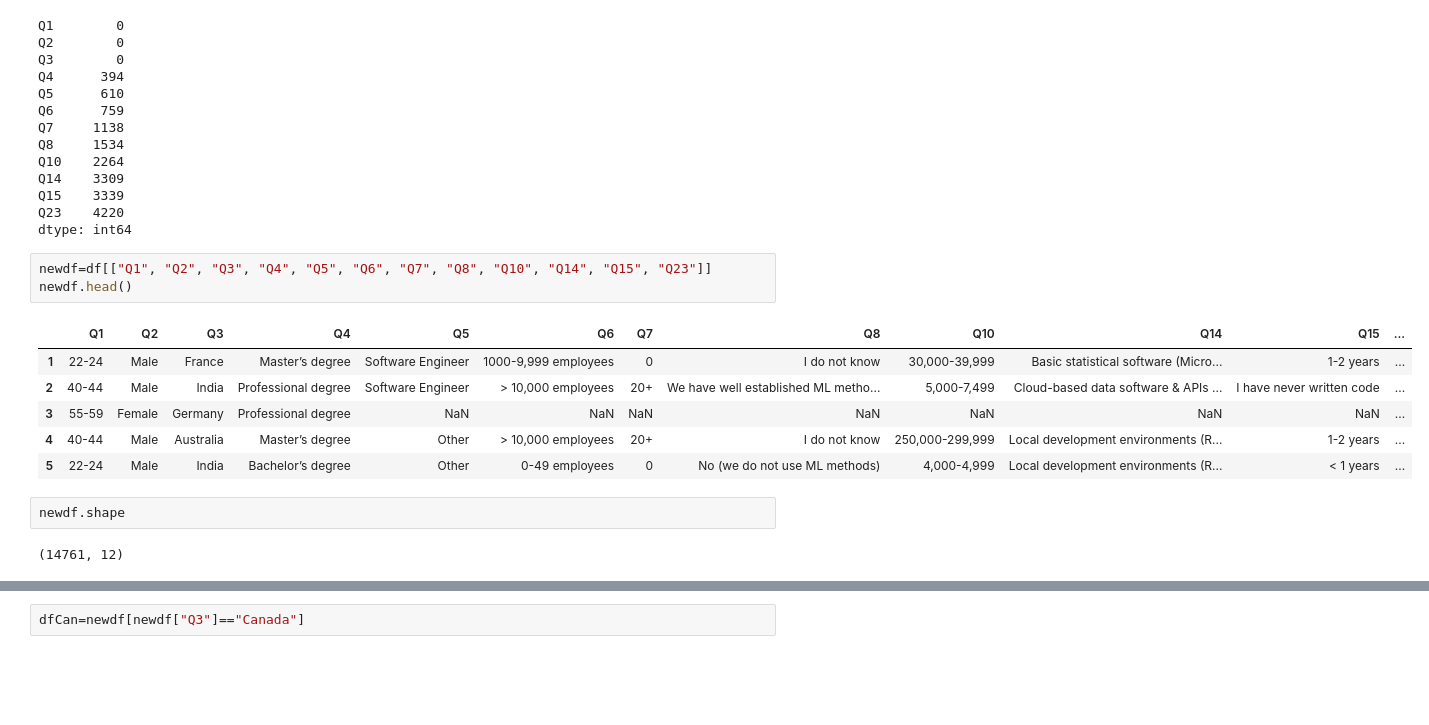
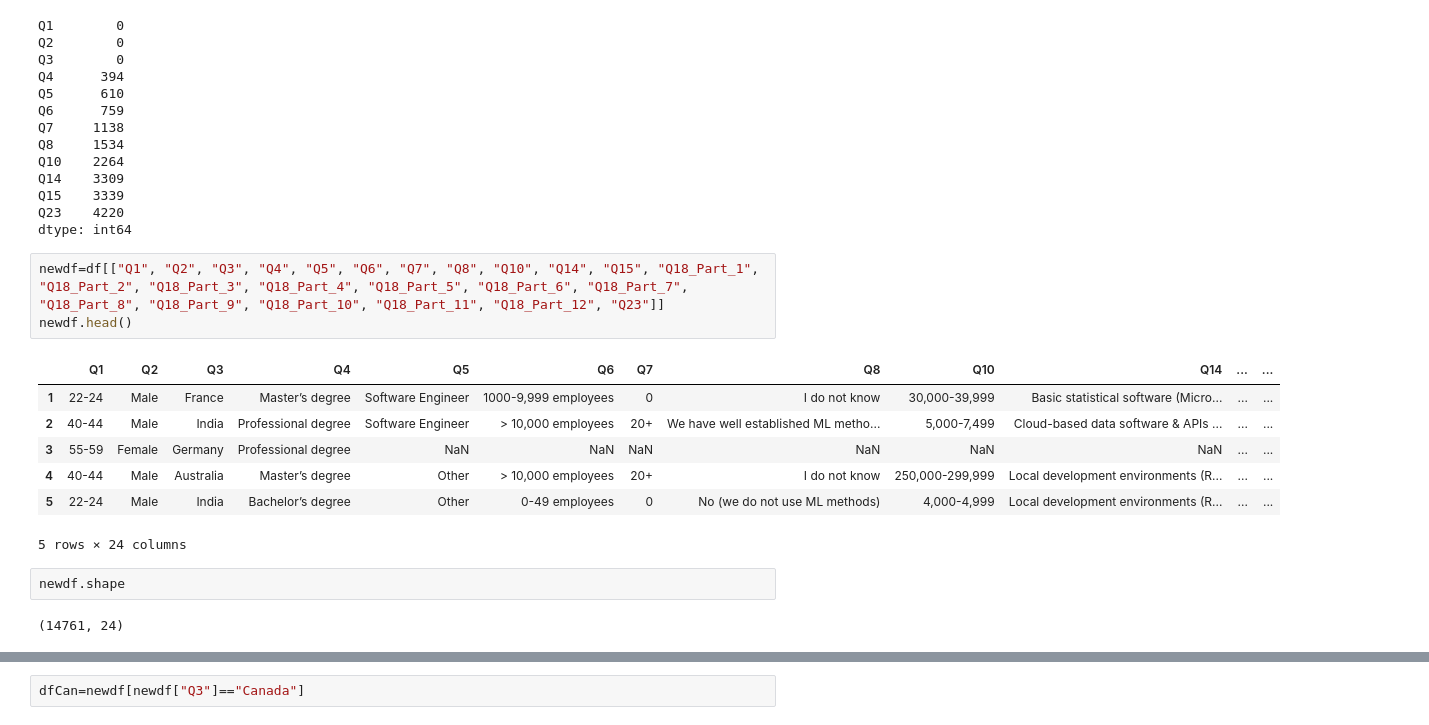
Before and after one commit to pierreolivierbonin/Coursera_Capstone, a Jupyter notebook: Capstone Project (final).ipynb, the cells around one changed output, grey strips where cells are left out. Drawn from its saved outputs; the diff is of its cells as text; blank space fills up the shorter version.

```diff
--- a/Capstone Project (final).ipynb
+++ b/Capstone Project (final).ipynb
@@ -223,19 +292,20 @@ Q15    3339
 Q23    4220
 dtype: int64
 # %%
-newdf=df[["Q1", "Q2", "Q3", "Q4", "Q5", "Q6", "Q7", "Q8", "Q10", "Q14", "Q15", "Q23"]]
+newdf=df[["Q1", "Q2", "Q3", "Q4", "Q5", "Q6", "Q7", "Q8", "Q10", "Q14", "Q15", "Q18_Part_1", "Q18_Part_2", "Q18_Part_3", "Q18_Part_4", "Q18_Part_5", "Q18_Part_6", "Q18_Part_7", "Q18_Part_8", "Q18_Part_9", "Q18_Part_10", "Q18_Part_11", "Q18_Part_12", "Q23"]]
 newdf.head()
 # %% [output]
-|  | Q1 | Q2 | Q3 | Q4 | Q5 | Q6 | Q7 | Q8 | Q10 | Q14 | Q15 | ... |
-| 1 | 22-24 | Male | France | Master’s degree | Software Engineer | 1000-9,999 employees | 0 | I do not know | 30,000-39,999 | Basic statistical software (Micro... | 1-2 years | ... |
-| 2 | 40-44 | Male | India | Professional degree | Software Engineer | > 10,000 employees | 20+ | We have well established ML metho... | 5,000-7,499 | Cloud-based data software & APIs ... | I have never written code | ... |
-| 3 | 55-59 | Female | Germany | Professional degree | NaN | NaN | NaN | NaN | NaN | NaN | NaN | ... |
-| 4 | 40-44 | Male | Australia | Master’s degree | Other | > 10,000 employees | 20+ | I do not know | 250,000-299,999 | Local development environments (R... | 1-2 years | ... |
-| 5 | 22-24 | Male | India | Bachelor’s degree | Other | 0-49 employees | 0 | No (we do not use ML methods) | 4,000-4,999 | Local development environments (R... | < 1 years | ... |
+|  | Q1 | Q2 | Q3 | Q4 | Q5 | Q6 | Q7 | Q8 | Q10 | Q14 | ... | ... |
+| 1 | 22-24 | Male | France | Master’s degree | Software Engineer | 1000-9,999 employees | 0 | I do not know | 30,000-39,999 | Basic statistical software (Micro... | ... | ... |
+| 2 | 40-44 | Male | India | Professional degree | Software Engineer | > 10,000 employees | 20+ | We have well established ML metho... | 5,000-7,499 | Cloud-based data software & APIs ... | ... | ... |
+| 3 | 55-59 | Female | Germany | Professional degree | NaN | NaN | NaN | NaN | NaN | NaN | ... | ... |
+| 4 | 40-44 | Male | Australia | Master’s degree | Other | > 10,000 employees | 20+ | I do not know | 250,000-299,999 | Local development environments (R... | ... | ... |
+| 5 | 22-24 | Male | India | Bachelor’s degree | Other | 0-49 employees | 0 | No (we do not use ML methods) | 4,000-4,999 | Local development environments (R... | ... | ... |
+5 rows × 24 columns
 # %%
 newdf.shape
 # %% [output]
-(14761, 12)
+(14761, 24)
 # %%
 newdf.isna().sum()
 # %% [output]
```
Also changed, not shown: parts of 24 cells of this notebook.
